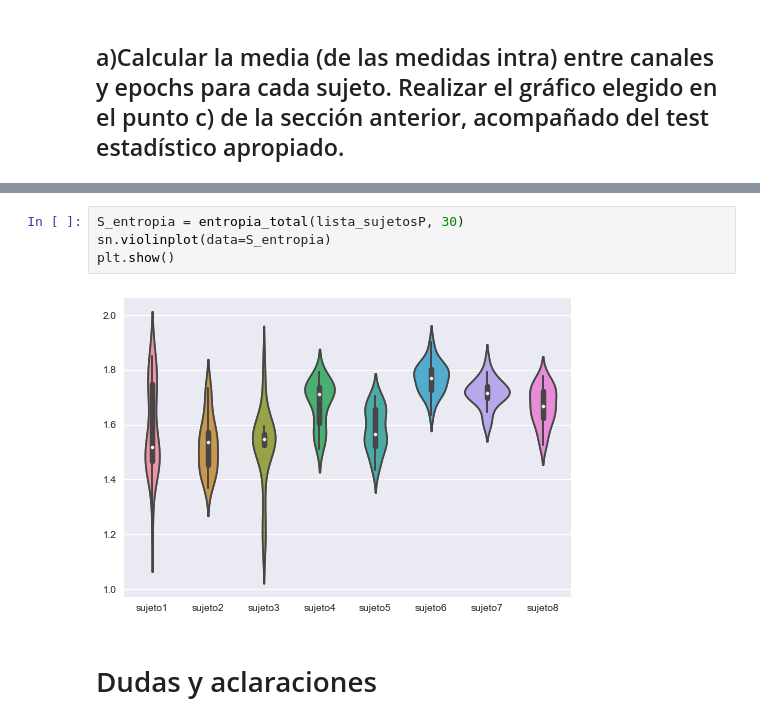
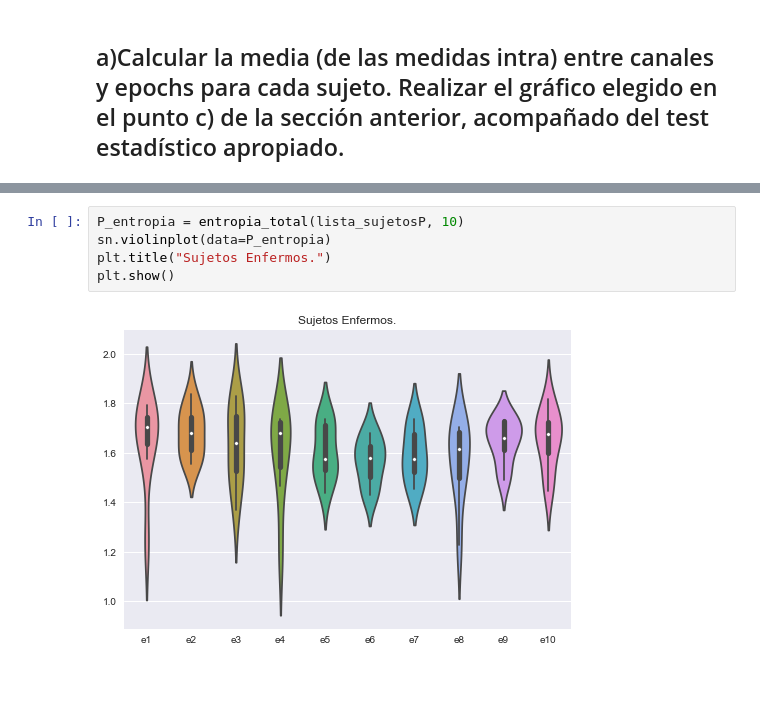
Before and after one commit to FerFrassia/DataScience, a Jupyter notebook: tp2/Tp2.ipynb, the cells around one changed output, grey strips where cells are left out. Saved outputs shown, nothing was run; the diff lists cells and outputs as text; blank space fills up the shorter version.

```diff
--- a/tp2/Tp2.ipynb
+++ b/tp2/Tp2.ipynb
@@ -916,8 +797,7 @@ for sujeto in lista_sujetosS:
 # %%
-S_entropia = entropia_total(lista_sujetosP, 30)
-sn.violinplot(data=S_entropia)
+P_entropia = entropia_total(lista_sujetosP, 10)
+sn.violinplot(data=P_entropia)
+plt.title("Sujetos Enfermos.")
 plt.show()
 # %% [output]
-[figure, old version]
+[figure, new version]
-# %% [markdown]
-# Dudas y aclaraciones
```
Also changed, not shown: parts of 36 cells of this notebook.
